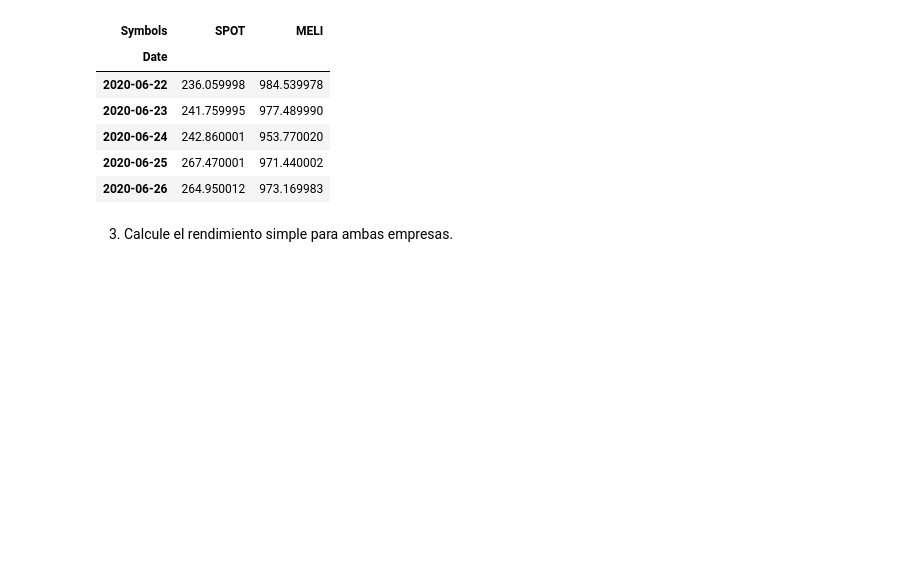
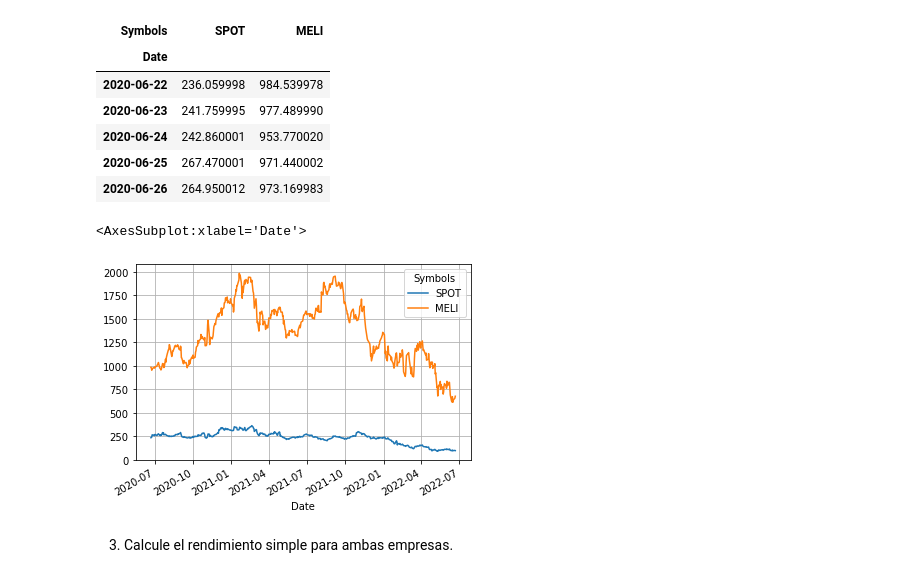
Before and after one commit to ZabHdezA19/Archivos-personales-SM-SZHA, a Jupyter notebook: Simulación Montecarlo/Examen2_ApellidoNombre.ipynb, the cells around one changed output. Cells and saved outputs as stored; diff of their text form; code cells hidden in the pictures; blank space fills up the shorter version.

```diff
--- a/Simulación Montecarlo/Examen2_ApellidoNombre.ipynb
+++ b/Simulación Montecarlo/Examen2_ApellidoNombre.ipynb
@@ -175,5 +215,10 @@ data.head() # Mostrar los primeros datos
 | 2020-06-24 | 242.860001 | 953.770020 |
 | 2020-06-25 | 267.470001 | 971.440002 |
 | 2020-06-26 | 264.950012 | 973.169983 |
+# %%
+data.plot(grid = True)
+# %% [output]
+<AxesSubplot:xlabel='Date'>
+[figure, added]
 # %% [markdown]
 3. Calcule el rendimiento simple para ambas empresas.
```
Also changed, not shown: parts of 25 cells of this notebook.
